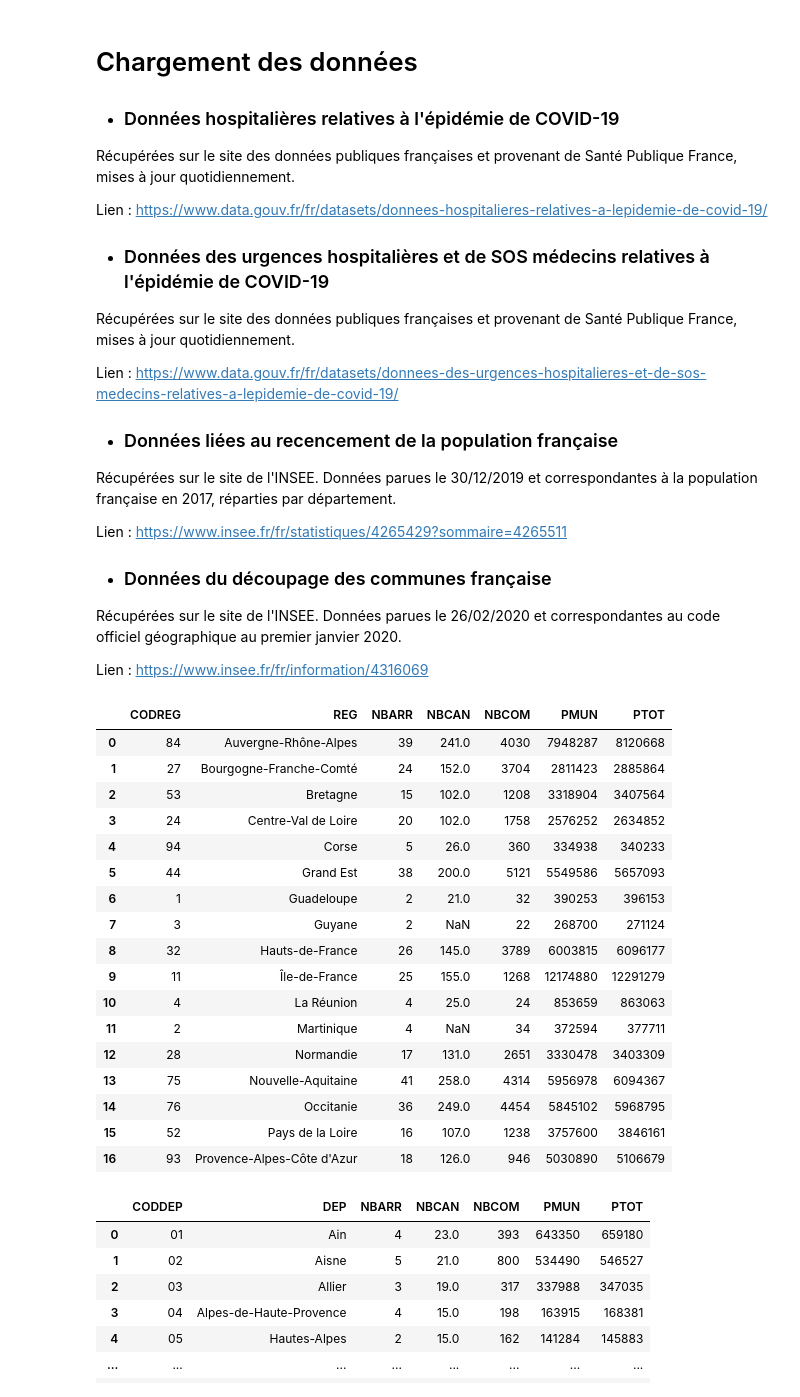
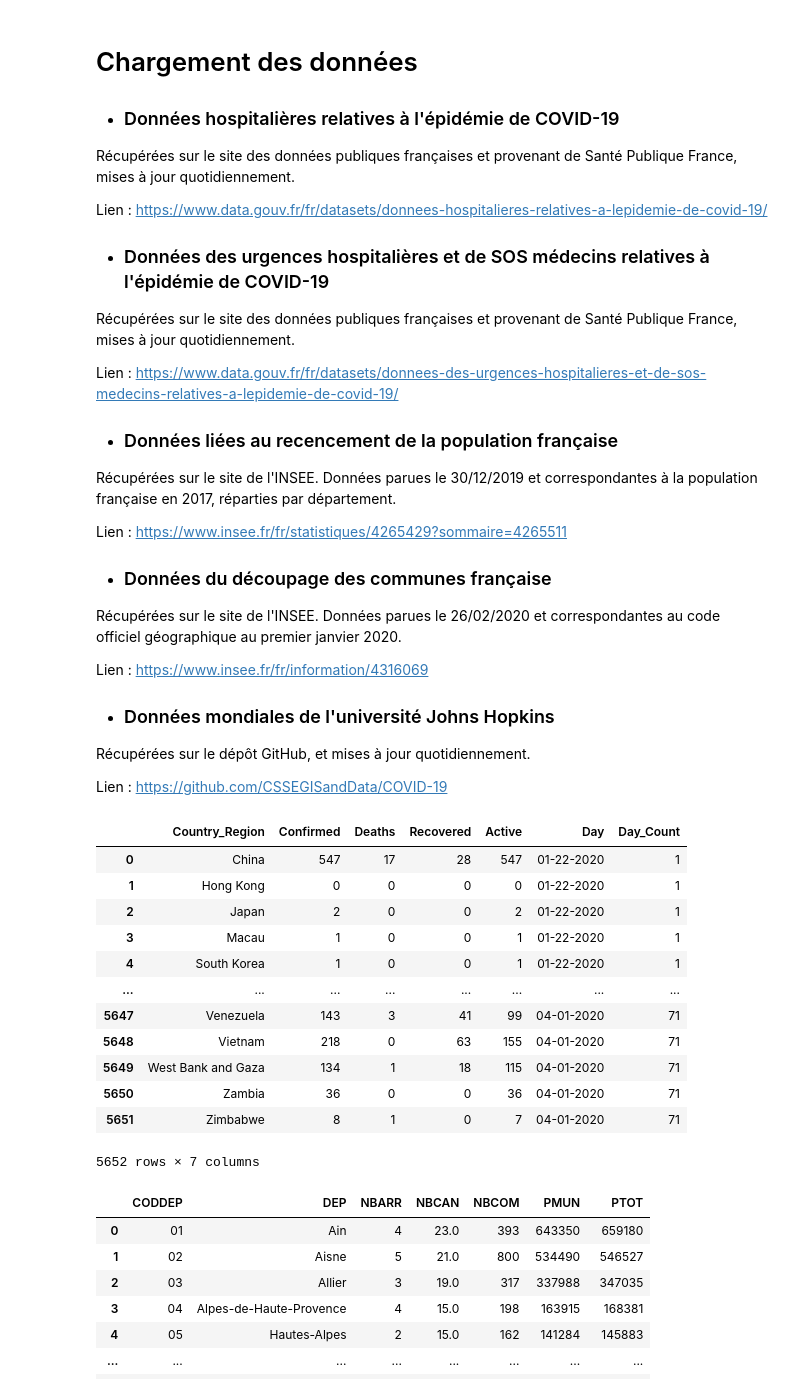
Before and after one commit to alexBDG/Covid-19, a Jupyter notebook: data_visualisation.ipynb, the cells around one changed output. Drawn from its saved outputs; the diff is of its cells as text; code cells hidden in the pictures.

```diff
--- a/data_visualisation.ipynb
+++ b/data_visualisation.ipynb
@@ -36,7 +36,26 @@ Lien : https://www.insee.fr/fr/statistiques/4265429?sommaire=4265511
 Récupérées sur le site de l'INSEE. Données parues le 26/02/2020 et correspondantes au code officiel géographique au premier janvier 2020.
 
 Lien : https://www.insee.fr/fr/information/4316069
+
+
+- ### Données mondiales de l'université Johns Hopkins
+
+Récupérées sur le dépôt GitHub, et mises à jour quotidiennement.
+
+Lien : https://github.com/CSSEGISandData/COVID-19
 # %%
+def renommePays(x):
+    if "Mainland China" == x:
+        return "China"
+    if "Korea, South" == x:
+        return "South Korea"
+    else:
+        return x
+
+def renommeDate(x, liste_jours):
+    return liste_jours.index(x)+1
+
+
 # Chargement des données du Covid
 donnees = {}
 dates = []
@@ -57,52 +76,71 @@ for fichier in os.listdir(os.path.join(dossier_donnees, "covid-19")):
         donnees[aammjj] = pd.read_csv(os.path.join(os.path.join(dossier_donnees, "covid-19"), fichier), sep=";")
         donnees[aammjj] = donnees[aammjj].dropna()
 
     elif "donnees-hospitalieres-etablissements-covid19" in fnom:
         fnom = fnom.replace("donnees-hospitalieres-etablissements-covid19-", "").split("-")
         aammjj = fnom[0] + fnom[1] + fnom[2]
         hhmm = fnom[3][:2] + fnom[3][3:]
         dates_eta.append(aammjj)
         heures_eta.append(hhmm)
         donnees_eta[aammjj] = pd.read_csv(os.path.join(os.path.join(dossier_donnees, "covid-19"), fichier), sep=";")
 
 
 
 # Chargement des données de la population française
 for fichier in os.listdir(os.path.join(dossier_donnees, "population")):
     fnom = fichier.split('.')[0]
 
     if fnom == "Departements":
         donnees_dep = pd.read_csv(os.path.join(os.path.join(dossier_donnees, "population"), fichier), sep=";")
         donnees_dep = donnees_dep.drop(['Unnamed: 7'], axis=1)
 
     if fnom == "Regions":
         donnees_reg = pd.read_csv(os.path.join(os.path.join(dossier_donnees, "population"), fichier), sep=";")
         donnees_reg["CODREG"] = donnees_reg["CODREG"].apply(lambda x: str(x))
 
     if fnom == "departement2020":
         donnees_decoupage = pd.read_csv(os.path.join(os.path.join(dossier_donnees, "population"), fichier), sep=",")
 
 
-donnees_reg
+
+# Chargement des données de tous les pays
+donnees_monde = pd.DataFrame()
+for fichier in os.listdir(os.path.join(dossier_donnees, "csse_covid_19_daily_reports")):
+
+    if (fichier != ".gitignore") and (fichier != "README.md"):
+        fnom = fichier.split('.')[0]
+        etude = pd.read_csv(os.path.join(os.path.join(dossier_donnees, "csse_covid_19_daily_reports"), fichier), sep=",")
+
+        if "Country/Region" in etude.columns.tolist():
+            etude = etude.rename(columns={"Country/Region": "Country_Region"})
+        etude["Country_Region"] = etude["Country_Region"].apply(renommePays)
+        etude = etude.groupby(['Country_Region'], as_index=False).sum()
+        if "Active" not in etude.columns.tolist():
+            etude["Active"] = etude["Confirmed"]
+        etude = etude[["Country_Region", "Confirmed", "Deaths", "Recovered", "Active"]]
+        etude[["Confirmed", "Deaths", "Recovered", "Active"]] = etude[["Confirmed", "Deaths", "Recovered", "Active"]].astype('int32')
+        etude["Day"] = etude["Country_Region"].apply(lambda x: fnom)
+        donnees_monde = pd.concat([donnees_monde, etude])
+
+donnees_monde["Day_Count"] = donnees_monde["Day"].apply(renommeDate, liste_jours=donnees_monde["Day"].unique().tolist())
+donnees_monde = donnees_monde.reset_index(drop=True)
+
+
+donnees_monde
 # %% [output]
-|  | CODREG | REG | NBARR | NBCAN | NBCOM | PMUN | PTOT |
-| 0 | 84 | Auvergne-Rhône-Alpes | 39 | 241.0 | 4030 | 7948287 | 8120668 |
-| 1 | 27 | Bourgogne-Franche-Comté | 24 | 152.0 | 3704 | 2811423 | 2885864 |
-| 2 | 53 | Bretagne | 15 | 102.0 | 1208 | 3318904 | 3407564 |
-| 3 | 24 | Centre-Val de Loire | 20 | 102.0 | 1758 | 2576252 | 2634852 |
-| 4 | 94 | Corse | 5 | 26.0 | 360 | 334938 | 340233 |
-| 5 | 44 | Grand Est | 38 | 200.0 | 5121 | 5549586 | 5657093 |
-| 6 | 1 | Guadeloupe | 2 | 21.0 | 32 | 390253 | 396153 |
-| 7 | 3 | Guyane | 2 | NaN | 22 | 268700 | 271124 |
-| 8 | 32 | Hauts-de-France | 26 | 145.0 | 3789 | 6003815 | 6096177 |
-| 9 | 11 | Île-de-France | 25 | 155.0 | 1268 | 12174880 | 12291279 |
-| 10 | 4 | La Réunion | 4 | 25.0 | 24 | 853659 | 863063 |
-| 11 | 2 | Martinique | 4 | NaN | 34 | 372594 | 377711 |
-| 12 | 28 | Normandie | 17 | 131.0 | 2651 | 3330478 | 3403309 |
-| 13 | 75 | Nouvelle-Aquitaine | 41 | 258.0 | 4314 | 5956978 | 6094367 |
-| 14 | 76 | Occitanie | 36 | 249.0 | 4454 | 5845102 | 5968795 |
-| 15 | 52 | Pays de la Loire | 16 | 107.0 | 1238 | 3757600 | 3846161 |
-| 16 | 93 | Provence-Alpes-Côte d'Azur | 18 | 126.0 | 946 | 5030890 | 5106679 |
+|  | Country_Region | Confirmed | Deaths | Recovered | Active | Day | Day_Count |
+| 0 | China | 547 | 17 | 28 | 547 | 01-22-2020 | 1 |
+| 1 | Hong Kong | 0 | 0 | 0 | 0 | 01-22-2020 | 1 |
+| 2 | Japan | 2 | 0 | 0 | 2 | 01-22-2020 | 1 |
+| 3 | Macau | 1 | 0 | 0 | 1 | 01-22-2020 | 1 |
+| 4 | South Korea | 1 | 0 | 0 | 1 | 01-22-2020 | 1 |
+| ... | ... | ... | ... | ... | ... | ... | ... |
+| 5647 | Venezuela | 143 | 3 | 41 | 99 | 04-01-2020 | 71 |
+| 5648 | Vietnam | 218 | 0 | 63 | 155 | 04-01-2020 | 71 |
+| 5649 | West Bank and Gaza | 134 | 1 | 18 | 115 | 04-01-2020 | 71 |
+| 5650 | Zambia | 36 | 0 | 0 | 36 | 04-01-2020 | 71 |
+| 5651 | Zimbabwe | 8 | 1 | 0 | 7 | 04-01-2020 | 71 |
+5652 rows × 7 columns
 # %%
 decoupage_reg = {str(i):el for i, el in zip(donnees_reg["CODREG"].values, donnees_reg["REG"].values)}
 decoupage_dep = {str(i):el for i, el in zip(donnees_dep["CODDEP"].values, donnees_dep["DEP"].values)}
```
Also changed, not shown: parts of 15 cells of this notebook.
